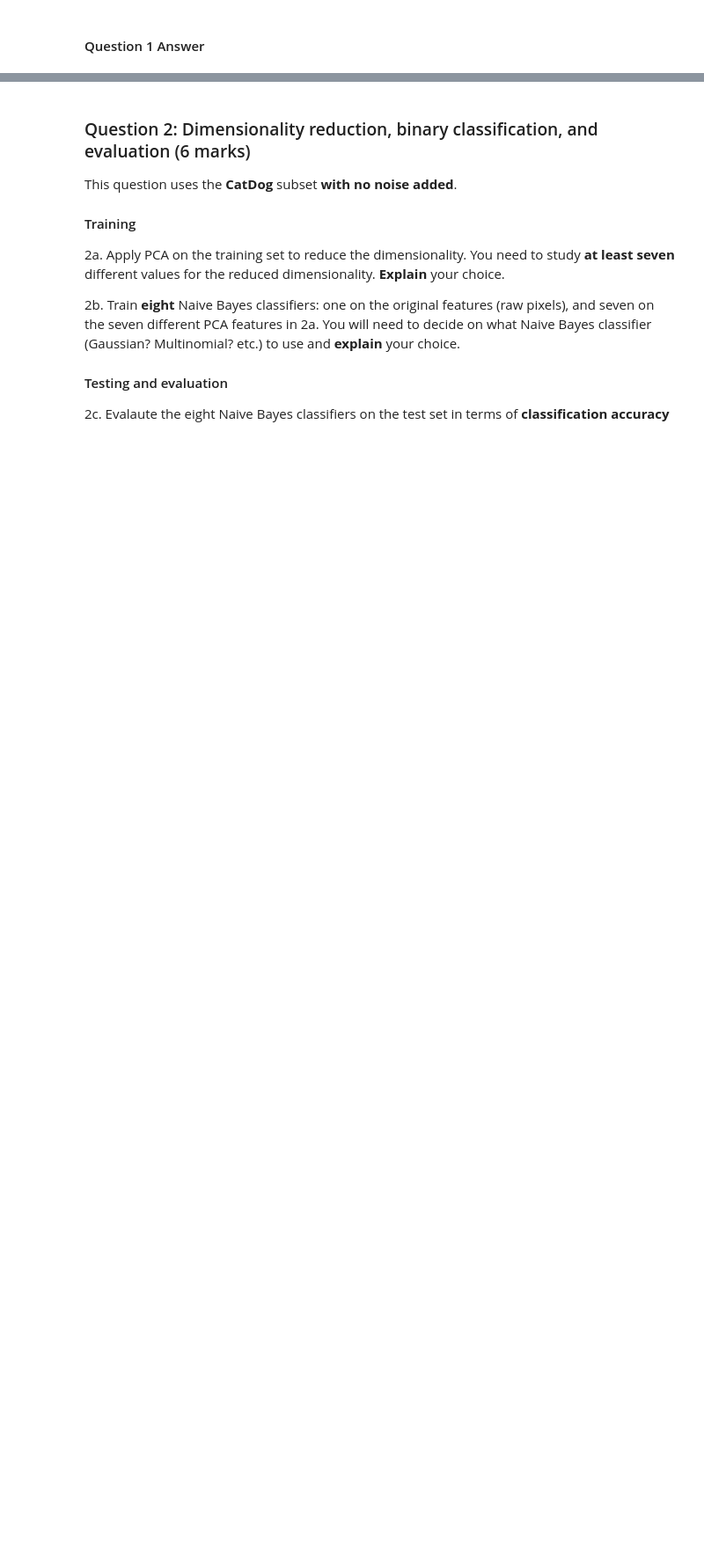
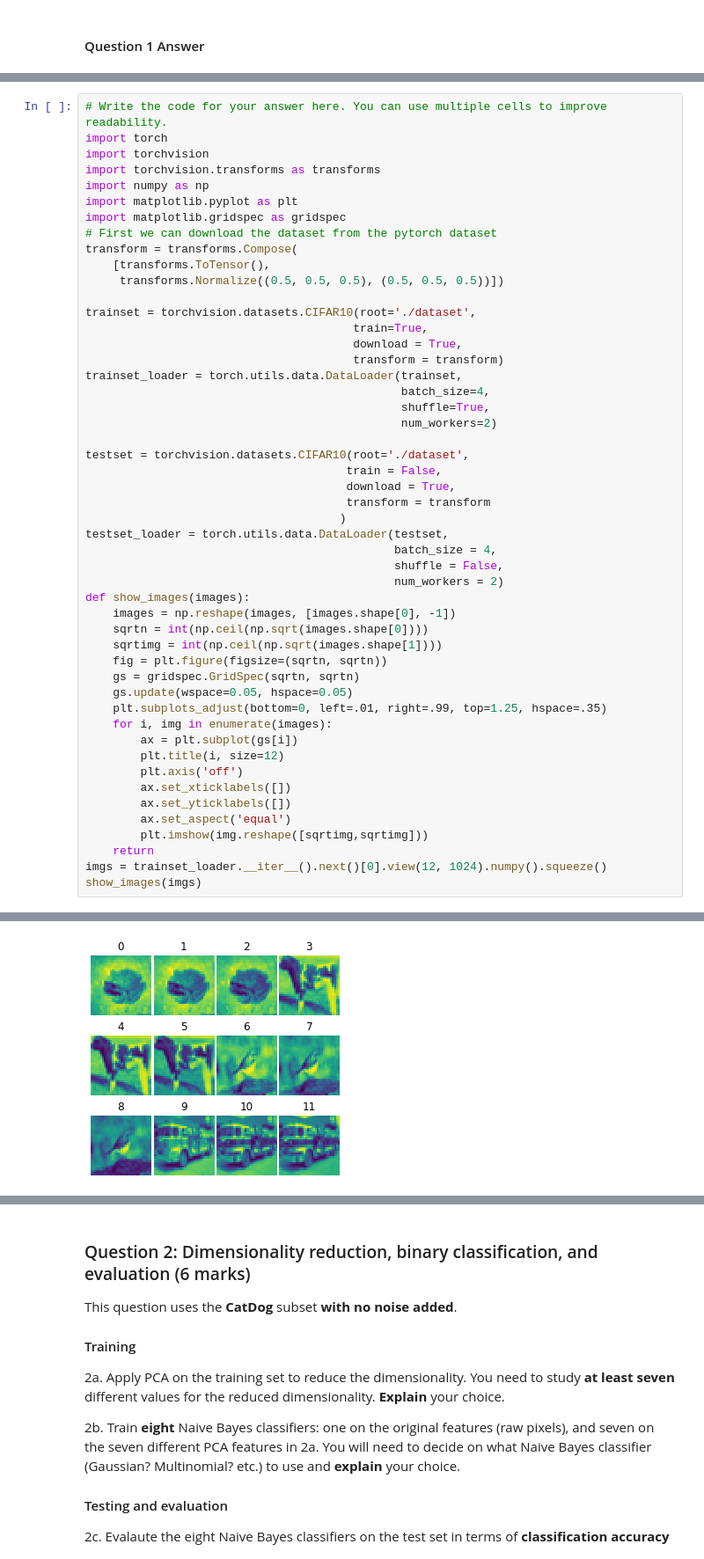
Before and after one commit to DoHerasYang/Machine-Learning-Labs, a Jupyter notebook: Assignment/Assignment2/COM4509-6509_Assignment_2_UCard_XXXXXXXXX.ipynb, the cells around one changed output, grey strips where cells are left out. Shown at 88% size. Drawn from its saved outputs; the diff is of its cells as text; blank space fills up the shorter version.

```diff
--- a/Assignment/Assignment2/COM4509-6509_Assignment_2_UCard_XXXXXXXXX.ipynb
+++ b/Assignment/Assignment2/COM4509-6509_Assignment_2_UCard_XXXXXXXXX.ipynb
@@ -59,0 +58,51 @@ In this assignment, we will work on the [**CIFAR-10 dataset**](https://www.cs.to
+# %%
+# Write the code for your answer here. You can use multiple cells to improve readability.
+import torch
+import torchvision
+import torchvision.transforms as transforms
+import numpy as np
+import matplotlib.pyplot as plt
+import matplotlib.gridspec as gridspec
+# First we can download the dataset from the pytorch dataset
+transform = transforms.Compose(
+    [transforms.ToTensor(),
+     transforms.Normalize((0.5, 0.5, 0.5), (0.5, 0.5, 0.5))])
+
+trainset = torchvision.datasets.CIFAR10(root='./dataset',
+                                       train=True,
+                                       download = True,
+                                       transform = transform)
+trainset_loader = torch.utils.data.DataLoader(trainset,
+                                              batch_size=4,
+                                              shuffle=True,
+                                              num_workers=2)
+
+testset = torchvision.datasets.CIFAR10(root='./dataset',
+                                      train = False,
+                                      download = True,
+                                      transform = transform
+                                     )
+testset_loader = torch.utils.data.DataLoader(testset,
+                                             batch_size = 4,
+                                             shuffle = False,
+                                             num_workers = 2)
+def show_images(images):
+    images = np.reshape(images, [images.shape[0], -1])
+    sqrtn = int(np.ceil(np.sqrt(images.shape[0])))
+    sqrtimg = int(np.ceil(np.sqrt(images.shape[1])))
+    fig = plt.figure(figsize=(sqrtn, sqrtn))
+    gs = gridspec.GridSpec(sqrtn, sqrtn)
+    gs.update(wspace=0.05, hspace=0.05)
+    plt.subplots_adjust(bottom=0, left=.01, right=.99, top=1.25, hspace=.35)
+    for i, img in enumerate(images):
+        ax = plt.subplot(gs[i])
+        plt.title(i, size=12)
+        plt.axis('off')
+        ax.set_xticklabels([])
+        ax.set_yticklabels([])
+        ax.set_aspect('equal')
+        plt.imshow(img.reshape([sqrtimg,sqrtimg]))
+    return
+imgs = trainset_loader.__iter__().next()[0].view(12, 1024).numpy().squeeze()
+show_images(imgs)
+# %% [output]
@@ -59,0 +111 @@ In this assignment, we will work on the [**CIFAR-10 dataset**](https://www.cs.to
+[figure, added]
```
Also changed, not shown: parts of 7 cells of this notebook, 11 other files.
